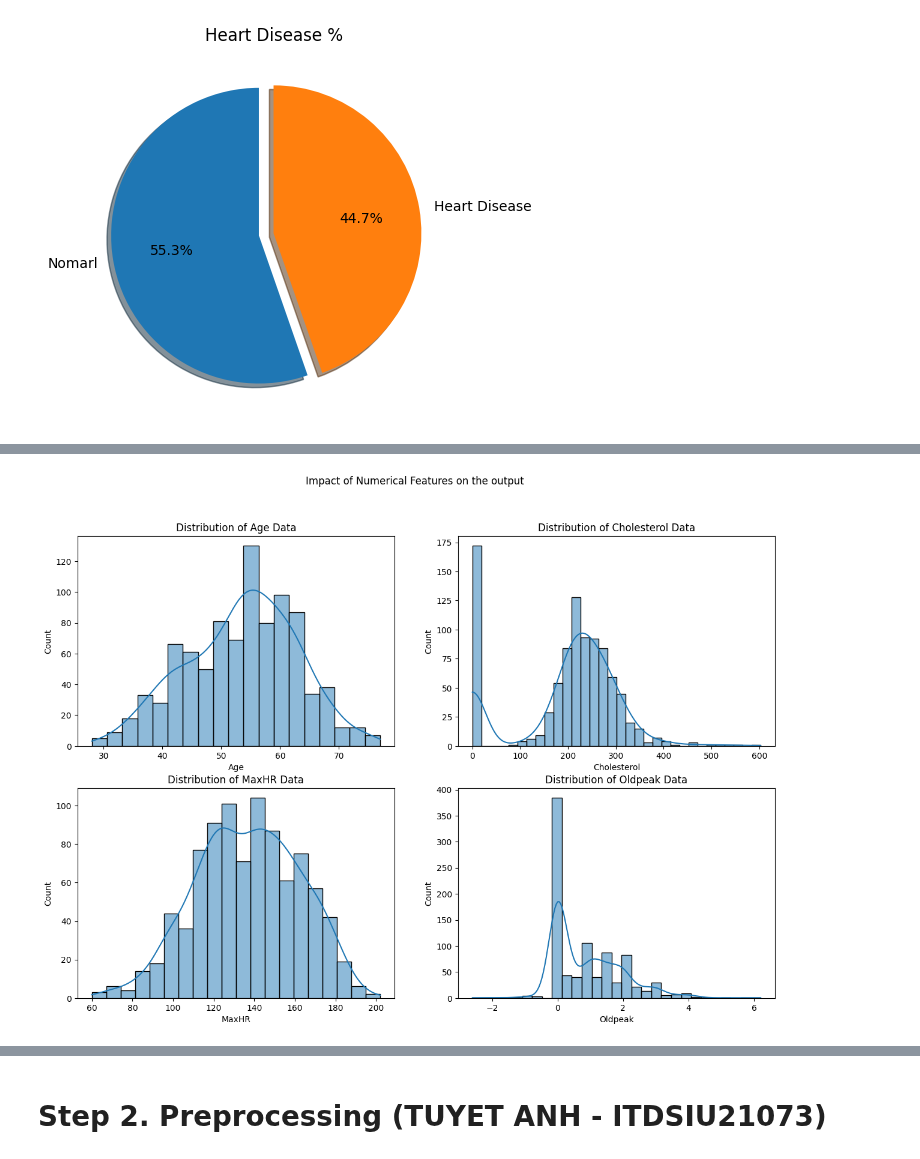
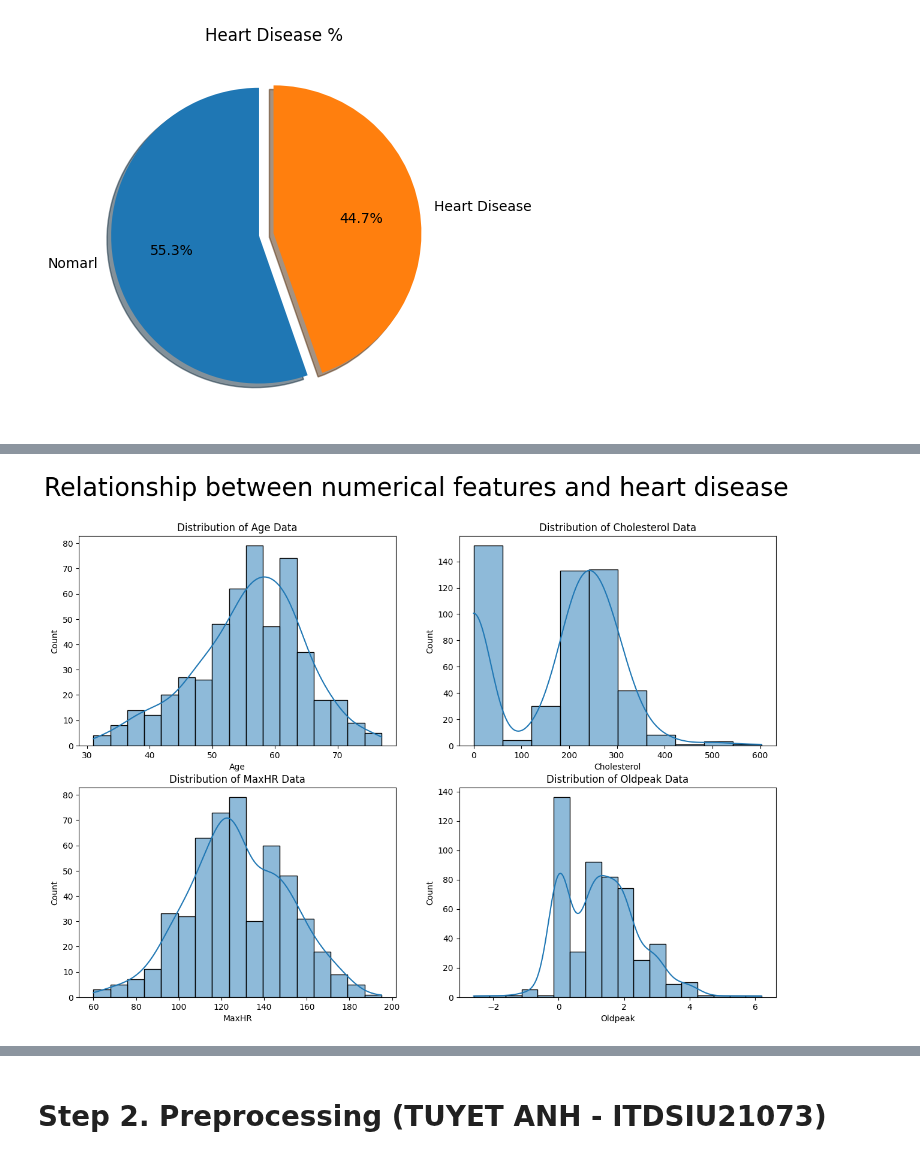
Before and after one commit to phamvutuyetanh/AI_Project, a Jupyter notebook: AI_Project.ipynb, the cells around one changed output, grey strips where cells are left out. Saved outputs shown, nothing was run; the diff lists cells and outputs as text; code cells hidden in the pictures.

```diff
--- a/AI_Project.ipynb
+++ b/AI_Project.ipynb
@@ -154,5 +158,8 @@ Observing the total dataset, we note that 44.7% have heart disease, which is a s
 # %%
-numerical_values=df[['Age', 'Cholesterol', 'MaxHR', 'Oldpeak']]
+df_heart_disease = df[df['HeartDisease'] == 1]
+df_no_heart_disease = df[df['HeartDisease'] == 0]
+numerical_values_heart=df_heart_disease[['Age', 'Cholesterol', 'MaxHR', 'Oldpeak']]
+numerical_values_normal=df_no_heart_disease[['Age', 'Cholesterol', 'MaxHR', 'Oldpeak']]
 categorical_values=df[['Sex', 'ChestPainType','FastingBS', 'RestingECG', 'ExerciseAngina','ST_Slope', 'HeartDisease']]
 # %%
 category=list(categorical_values)
@@ -172,11 +187,11 @@ plt.suptitle('Impact of Categorical Features on the output');
 # %%
 plt.figure(figsize=(15,10))
-for i,col in enumerate(numerical_values.columns,1):
+for i,col in enumerate(numerical_values_heart.columns,1):
     plt.subplot(2,2,i)
     plt.title(f"Distribution of {col} Data")
-    sns.histplot(numerical_values[col],kde=True)
+    sns.histplot(numerical_values_heart[col],kde=True)
     # plt.tight_layout()
     plt.plot()
-plt.suptitle('Impact of Numerical Features on the output');
+plt.suptitle('Relationship between numerical features and heart disease', fontsize=30);
 # %% [output]
-[figure, old version]
+[figure, new version]
```
Also changed, not shown: parts of 14 cells of this notebook, 3 other files.
